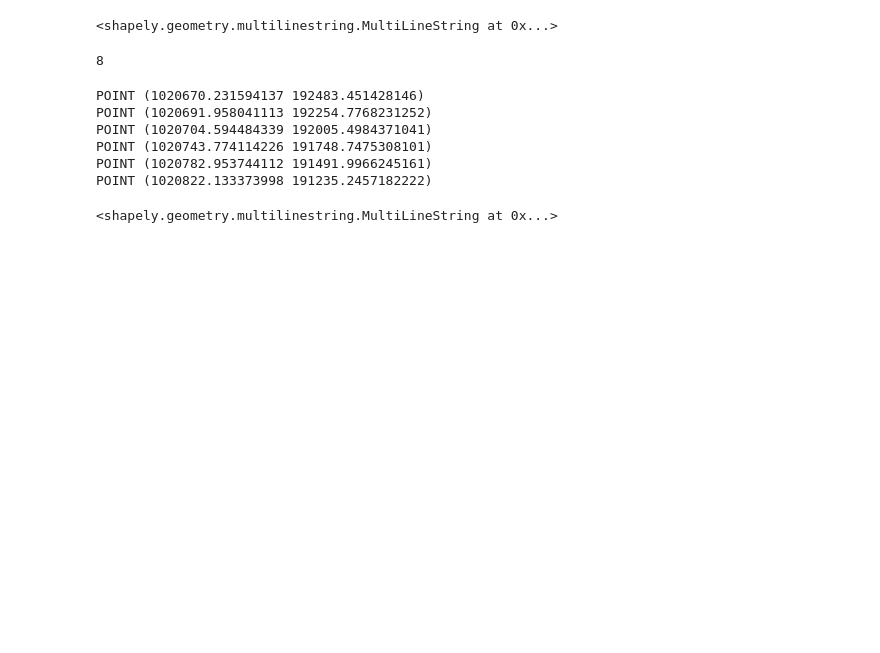
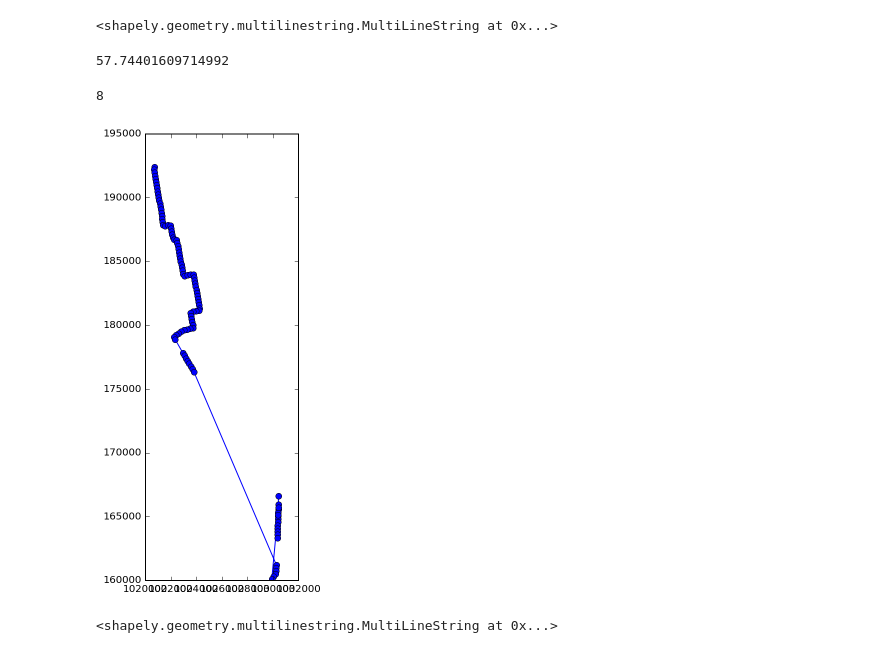
Before and after one commit to gwb/rdd-coverage, a Jupyter notebook: Maxime/NYC/NYC_dataprep.ipynb, the cells around one changed output. Saved outputs shown, nothing was run; the diff lists cells and outputs as text; code cells hidden in the pictures; blank space fills up the shorter version.

```diff
--- a/Maxime/NYC_dataprep.ipynb
+++ b/Maxime/NYC/NYC_dataprep.ipynb
@@ -241,26 +240,21 @@ merged_border=shapely.ops.linemerge(border)
 merged_border
 # %% [output]
 <shapely.geometry.multilinestring.MultiLineString at 0x...>
+# %%
+merged_border[4].length
+# %% [output]
+57.74401609714992
 # %%
 len(merged_border)
 # %% [output]
 8
 # %%
 sentinels = MultiPoint([merged_border.interpolate(x, normalized=True) for x in np.linspace(0,1.0,100)])
-# %%
-print(sentinels[0])
-print(sentinels[1])
-print(sentinels[2])
-print(sentinels[3])
-print(sentinels[4])
-print(sentinels[5])
-# %% [output]
-POINT (1020670.231594137 192483.451428146)
-POINT (1020691.958041113 192254.7768231252)
-POINT (1020704.594484339 192005.4984371041)
-POINT (1020743.774114226 191748.7475308101)
-POINT (1020782.953744112 191491.9966245161)
-POINT (1020822.133373998 191235.2457182222)
+# %%
+plt.plot([p.x for p in sentinels.geoms], [p.y for p in sentinels.geoms], "-o")
+plt.gca().set_aspect("equal")
+# %% [output]
+[figure, added]
 # %%
 border
 # %% [output]
```
Also changed, not shown: parts of 2 cells of this notebook, 36 other files.
